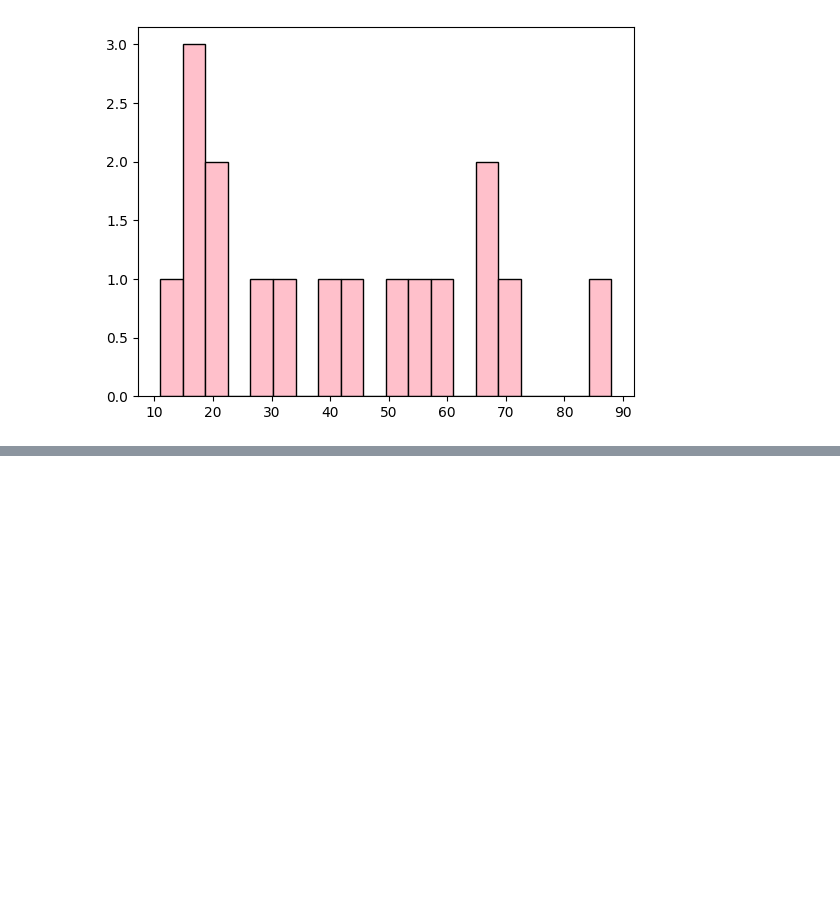
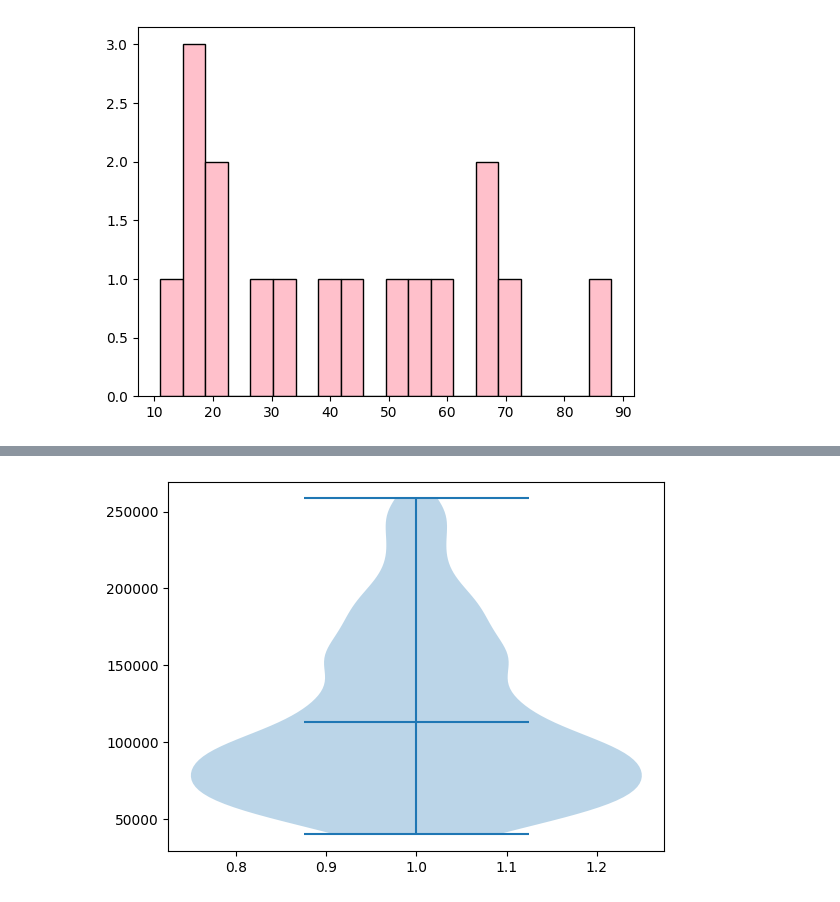
Before and after one commit to prasenjit1113/py_data_analysis, a Jupyter notebook: 4_py_MATPLOTLIB.ipynb, the cells around one changed output, grey strips where cells are left out. Saved outputs shown, nothing was run; the diff lists cells and outputs as text; code cells hidden in the pictures; blank space fills up the shorter version.

```diff
--- a/4_py_MATPLOTLIB.ipynb
+++ b/4_py_MATPLOTLIB.ipynb
@@ -214,0 +266,11 @@ print(df)
+# %%
+import pandas as pd
+data = pd.read_excel("ESD.xlsx")
+df = pd.DataFrame(data)
+# print(df)
+
+# plt.violinplot(df["Age"],showmedians=True)    #shows median
+plt.violinplot(df["Annual Salary"],showmeans=True)  # shows mean value
+plt.show()
+# %% [output]
+[figure, added]
```
Also changed, not shown: parts of 27 cells of this notebook, 3 other files.
